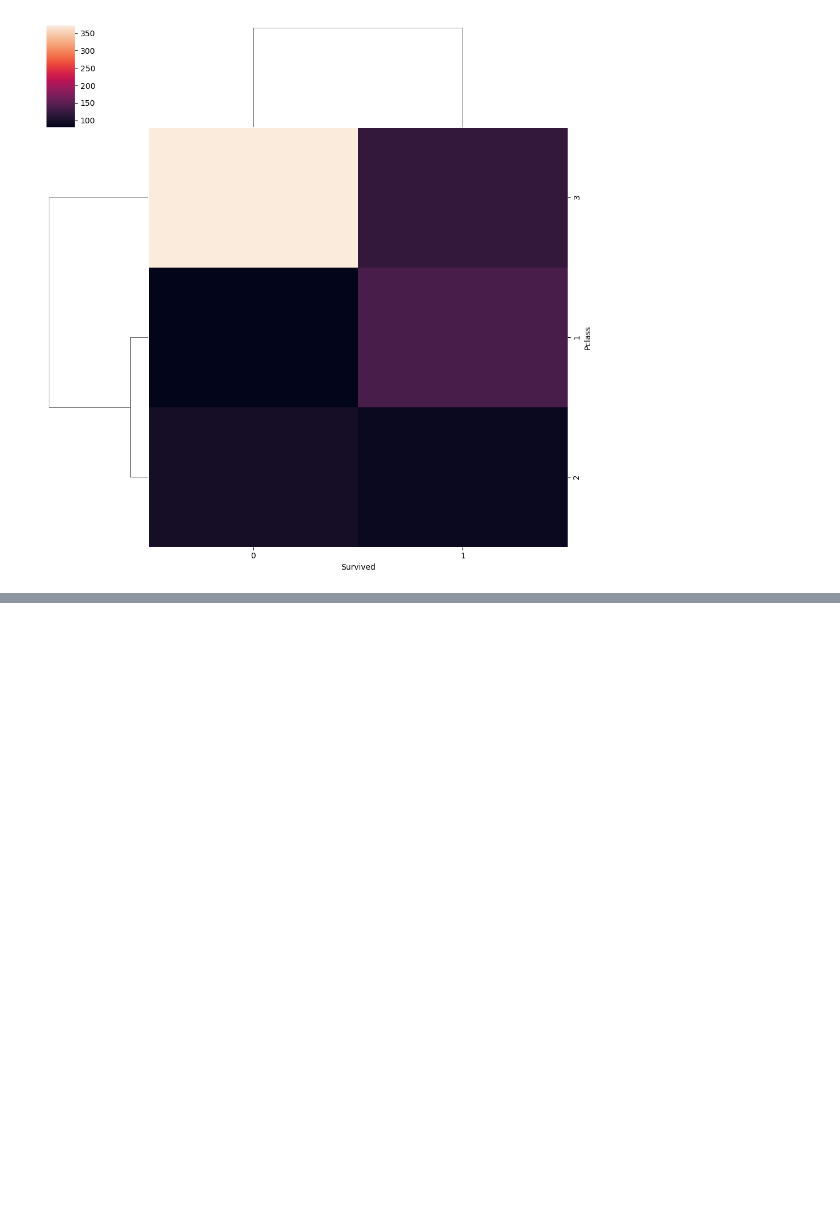
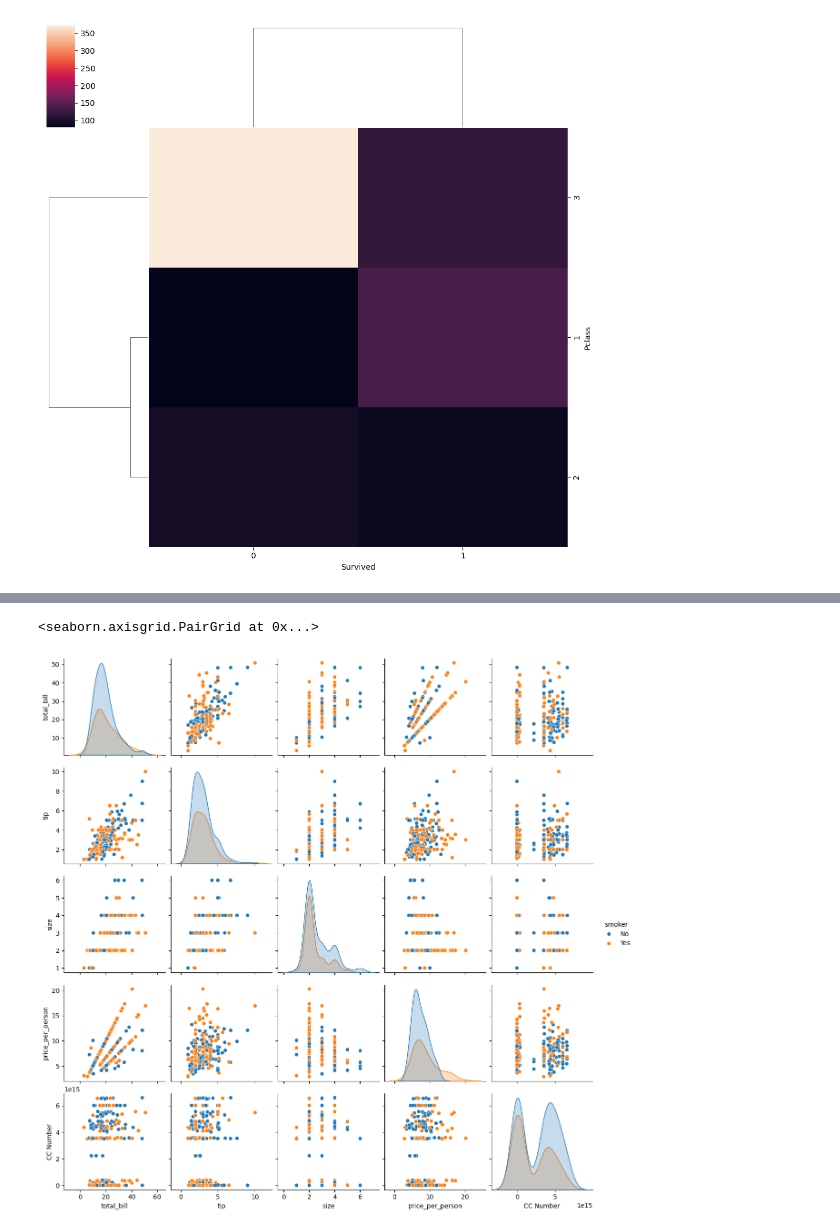
Before and after one commit to 07fahim/Python, a Jupyter notebook: Python/EDA Analysis/EDA using Bivariate and Multivariate Analysis.ipynb, the cells around one changed output, grey strips where cells are left out. Drawn from its saved outputs; the diff is of its cells as text; code cells hidden in the pictures; blank space fills up the shorter version.

```diff
--- a/Python/EDA Analysis/EDA using Bivariate and Multivariate Analysis.ipynb
+++ b/Python/EDA Analysis/EDA using Bivariate and Multivariate Analysis.ipynb
@@ -148,0 +156,5 @@ sns.clustermap(pd.crosstab(titanic['Pclass'],titanic['Survived']))
+# %%
+sns.pairplot(tips,hue="smoker")
+# %% [output]
+<seaborn.axisgrid.PairGrid at 0x...>
+[figure, added]
```
Also changed, not shown: parts of 4 cells of this notebook.
